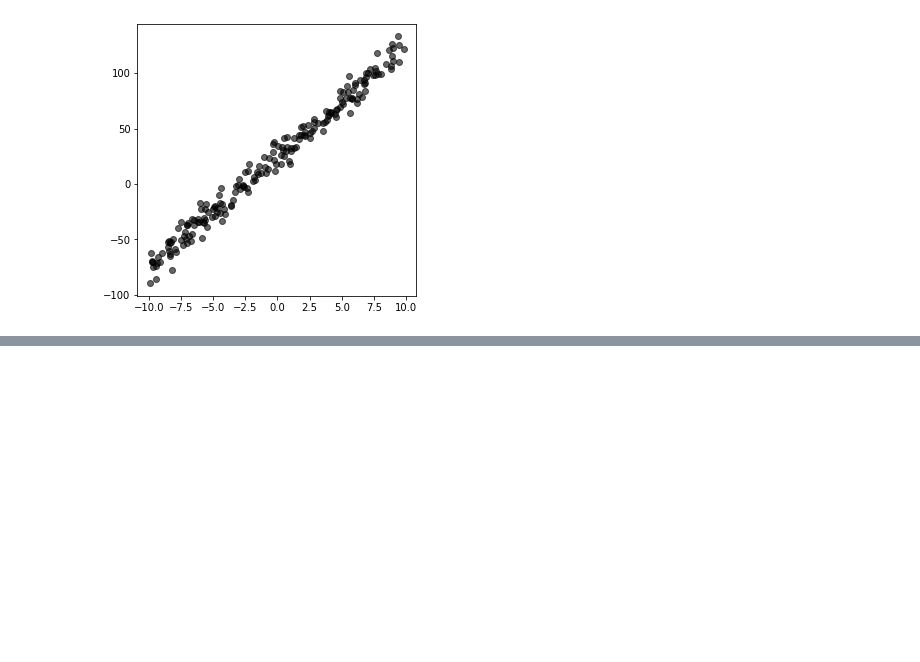
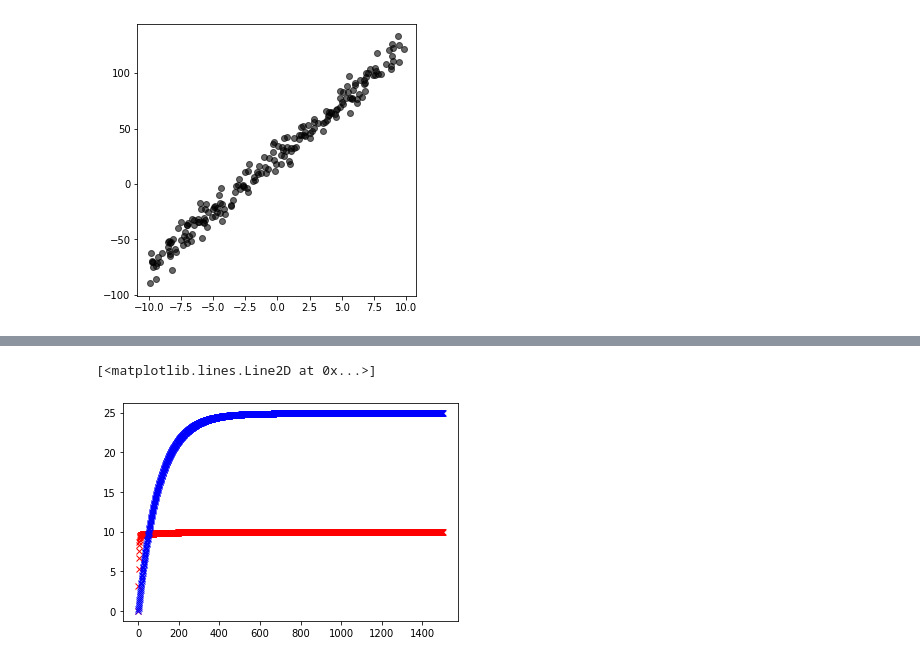
Before and after one commit to chunghyunhee/class_Machine_learing, a Jupyter notebook: assignment_3.ipynb, the cells around one changed output, grey strips where cells are left out. Cells and saved outputs as stored; diff of their text form; code cells hidden in the pictures; blank space fills up the shorter version.

```diff
--- a/assignment_3.ipynb
+++ b/assignment_3.ipynb
@@ -22,0 +143,15 @@ plt.show()
+# %%
+theta0_history = []
+theta1_history = []
+
+for i in range(len(theta_history)):
+  theta0_history.append(theta_history[i][1])
+  theta1_history.append(theta_history[i][0])
+# %%
+# plotting each parameter(theta0, theta1)
+# 주의할 점은 각 theta별로 분리해서 plotting 해줘야 한다는 점.
+plt.plot(theta0_history,'rx') #theta0 값
+plt.plot(theta1_history,'bx') #theta1 값
+# %% [output]
+[<matplotlib.lines.Line2D at 0x...>]
+[figure, added]
```
Also changed, not shown: parts of 16 cells of this notebook.
